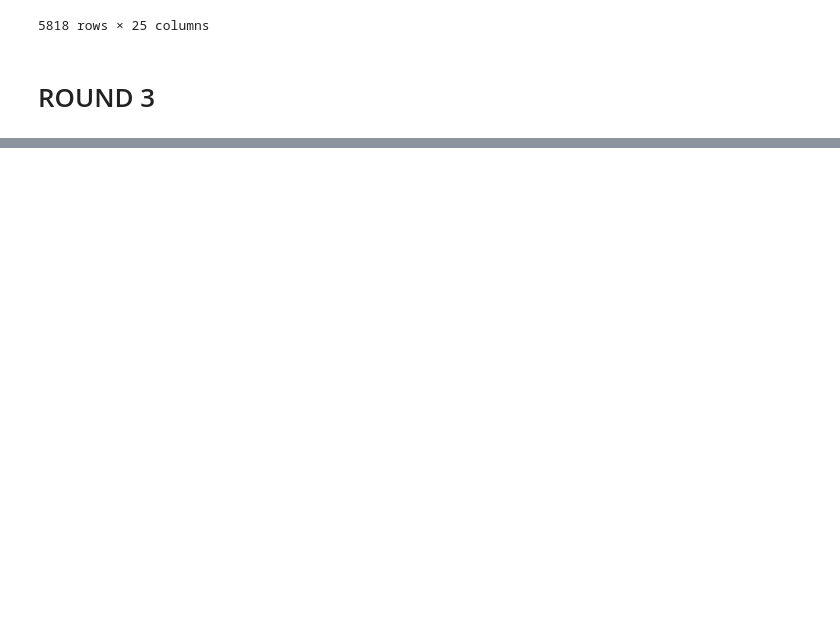
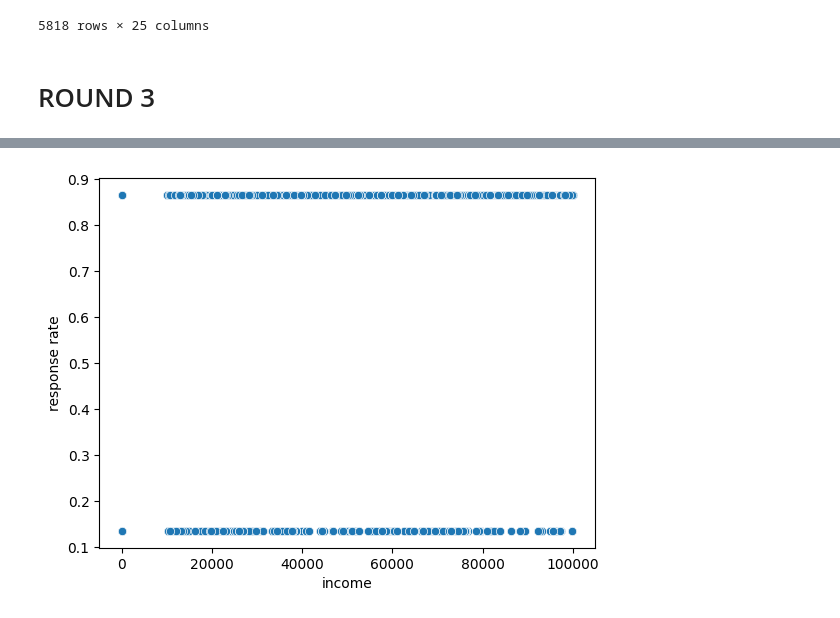
Before and after one commit to Xamweis/lab-customer-analysis-round-2, a Jupyter notebook: solution.ipynb, the cells around one changed output, grey strips where cells are left out. Saved outputs shown, nothing was run; the diff lists cells and outputs as text; code cells hidden in the pictures; blank space fills up the shorter version.

```diff
--- a/solution.ipynb
+++ b/solution.ipynb
@@ -253,0 +319,5 @@ data.describe(include=object).T
+# %%
+sns.scatterplot(x=data['income'], y=data['response rate'])
+plt.show()
+# %% [output]
+[figure, added]
```
Also changed, not shown: parts of 16 cells of this notebook.
